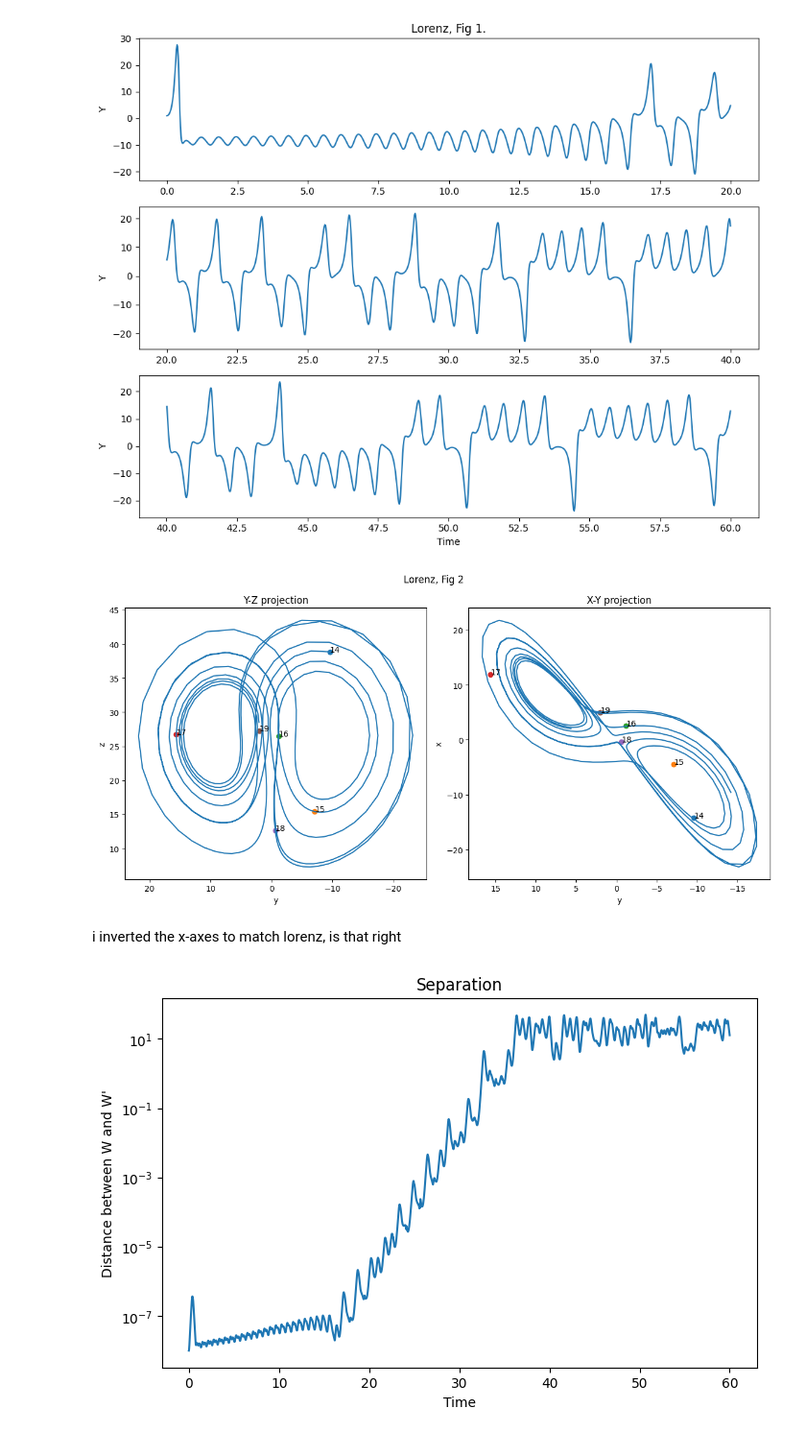
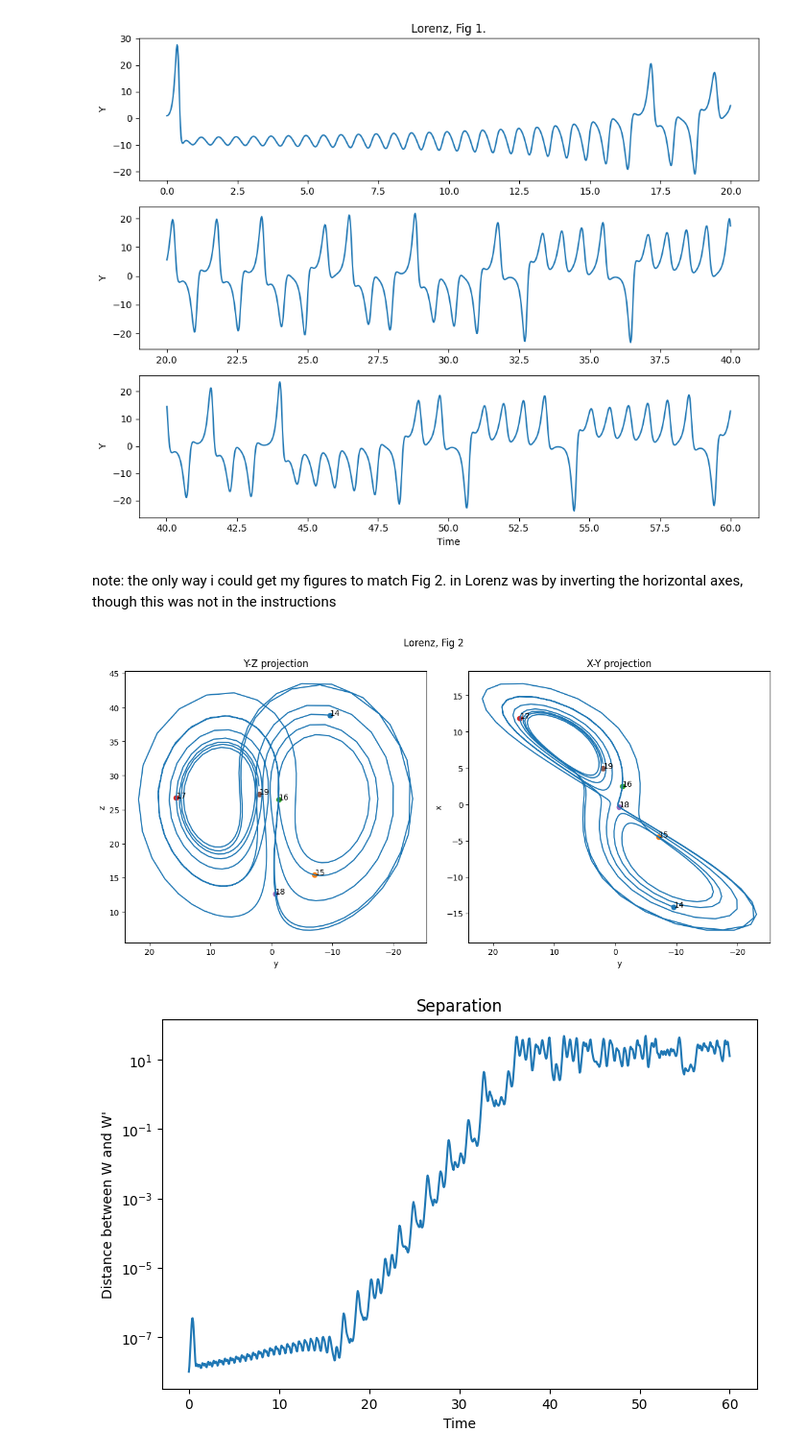
Before and after one commit to ultra-mundane55/CTA200_2025, a Jupyter notebook: CTA200_2025/assignment3/assignment3.ipynb, the cells around one changed output. Shown at 96% size. Drawn from its saved outputs; the diff is of its cells as text; code cells hidden in the pictures.

```diff
--- a/CTA200_2025/assignment3/assignment3.ipynb
+++ b/CTA200_2025/assignment3/assignment3.ipynb
@@ -68,6 +39,27 @@ $\sigma$ is prandtl number, $r$ is rayleigh number, and $b$ is dimensionless len
 # %%
-# equation
+# equations
 def lorenz(t, W, prandtl, rayleigh, b):
+    """
+    Calculate the derivatives for Lorenz's equations.
+
+    Parameters:
+    t: float
+        time variable for ODE solver
+    W: tuple, list of floats
+        initial conditions
+    prandtl: float
+        prandlt number
+    rayleigh: float
+        rayleigh number
+    b: float
+        dimensionless length scale
+
+    Returns:
+    tuple of floats
+        the derivatives dxdt, dydt and dzdt
+
+    """
+
     X, Y, Z = W
     dxdt = -(prandtl)*(X-Y)
     dydt = rayleigh*X - Y - X*Z
@@ -113,8 +103,14 @@ plt.tight_layout()
 plt.show()
 # %% [output]
 [figure]
+# %% [markdown]
+note: the only way i could get my figures to match Fig 2. in Lorenz was by inverting the horizontal axes, though this was not in the instructions
 # %%
 # make figure 2
+
+t_eval2 = np.linspace(14, 19, 1000)
+# integrate equations
+integral = integrate.solve_ivp(lorenz, t_span, W0, args=(prandtl, r, b), t_eval=t_eval2)
 
 start, stop = 1400, 1900
 
@@ -123,40 +119,36 @@ annotations = range(1400, 1901, 100) # start, stop not included, interval
 fig, ax = plt.subplots(1,2,figsize=(12,6))
 
 fig.suptitle("Lorenz, Fig 2")
 
 # first part - YZ-projection
 ax[0].plot(y[start:stop], z[start:stop])
 for i in annotations:
     ax[0].scatter(y[i], z[i])
     ax[0].text(y[i], z[i], str(i//100))
-    # ax[0].scatter(z[i], y[i])
-    # ax[0].text(z[i], y[i], str(i))
 
 ax[0].set_xlabel("y")
 ax[0].set_ylabel("z")
 ax[0].set_title("Y-Z projection")
 ax[0].invert_xaxis()
 
 # second part - XY-projection
-ax[1].plot(x[start:stop], y[start:stop])
+ax[1].plot(y[start:stop], x[start:stop])
 
 for i in annotations:
     ax[1].scatter(y[i], x[i])
     ax[1].text(y[i], x[i], str(i//100))
 
 ax[1].set_xlabel("y")
 ax[1].set_ylabel("x")
 ax[1].set_title("X-Y projection")
 ax[1].invert_xaxis()
 
 
-
 plt.tight_layout()
+plt.savefig("lorenz2.pdf")
 plt.show()
 # %% [output]
-[figure, old version]
+[figure, new version]
-# %% [markdown]
-i inverted the x-axes to match lorenz, is that right
 # %%
 # final plot
 
```
Also changed, not shown: parts of 8 cells of this notebook, 1 other file.
